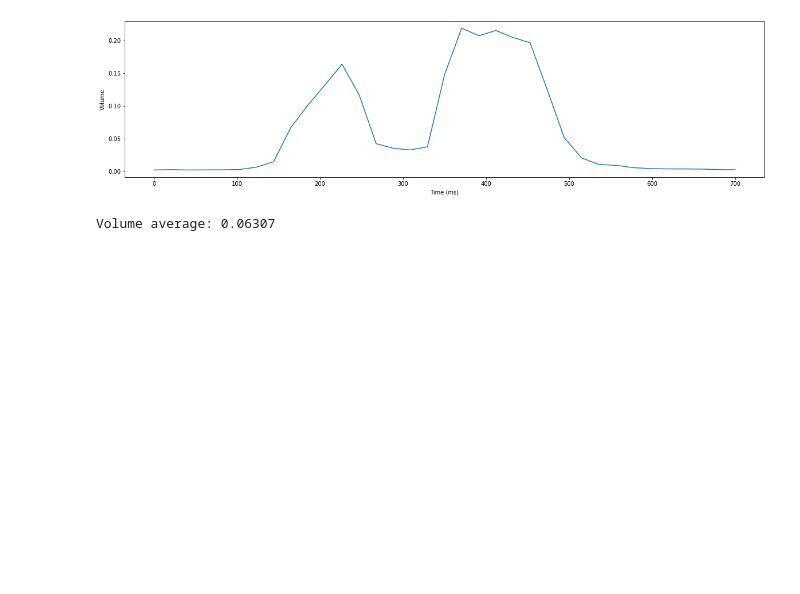
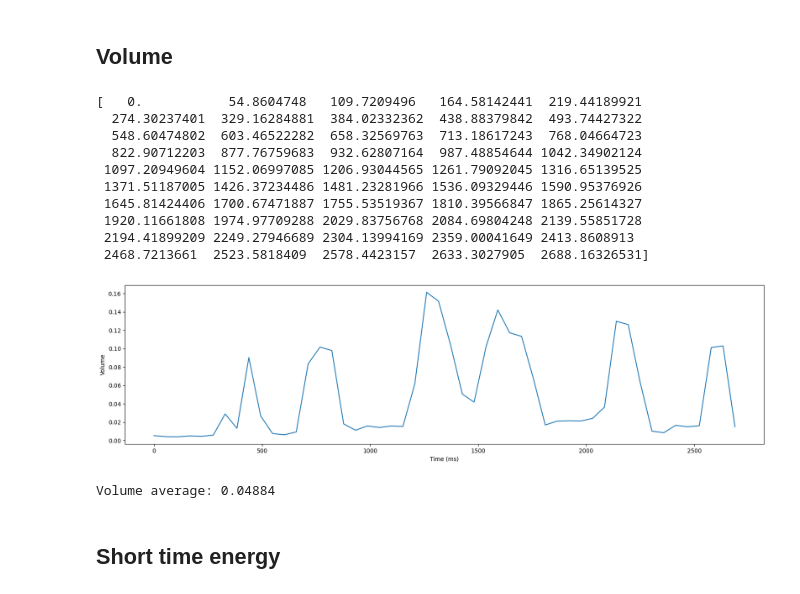
Before and after one commit to wojtek2288/Dzwiek_1, a Jupyter notebook: main.ipynb, the cells around one changed output. Drawn from its saved outputs; the diff is of its cells as text; code cells hidden in the pictures; blank space fills up the shorter version.

```diff
--- a/main.ipynb
+++ b/main.ipynb
@@ -5,8 +6,14 @@ import matplotlib.pyplot as plt
 import math
+# %%
+FRAME_DURATION = 20        # frame duration in ms
+ZCR_SILENCE_THRESHOLD = 0.5
+VOLUME_SILENCE_THRESHOLD = 0.02
+#INPUT_FILE = 'aba_1.wav'   # file to read from
+INPUT_FILE = 'zdanie_3.wav'   # file to read from
 # %%
-def plot(values, duration, y_label, y_lim=None, silent_frames=None):
+def plot(values, y_label, y_lim=None, silent_frames=None):
     time = np.linspace(0, duration, len(values))
-
+    print(time)
     # Set the figure size
     plt.figure(figsize=(20, 5))
 
@@ -97,0 +66,4 @@ plot(audio_samples, duration, 'Amplitude', [-1, 1])
+# %%
+def divide_into_chunks(list, chunk_size):
+    for i in range(0, len(list), chunk_size):
+        yield list[i:i + chunk_size]
@@ -97,0 +72,11 @@ plot(audio_samples, duration, 'Amplitude', [-1, 1])
+# %%
+with wave.open(INPUT_FILE, 'rb') as wav_file:
+    # read all samples into a list
+    sample_rate = wav_file.getframerate()
+    bytes = wav_file.readframes(sample_rate)
+    duration = (wav_file.getnframes() / float(sample_rate)) * 1000
+    all_samples = np.frombuffer(bytes, dtype=np.int16) / 32768.0
+
+    # split the audio into frames of specified duration
+    frame_size = int(sample_rate * FRAME_DURATION / 1000)
+    all_frames = list(divide_into_chunks(all_samples, frame_size))
@@ -98,16 +91,29 @@ plot(audio_samples, duration, 'Amplitude', [-1, 1])
+# %% [markdown]
+## Volume
 # %%
-volume_samples = []
-frame_count = len(audio_frames[0])
+volume = []
 
-for frame in audio_frames:
+for frame in all_frames:
     sum = 0
     for sample in frame:
         sum += math.pow(sample, 2)
-    volume_samples.append(np.sqrt(sum / frame_count))
+    volume.append(np.sqrt(sum / frame_size))
 
-plot(volume_samples, duration, 'Volume')
-print(f'Volume average: {np.round(np.average(volume_samples), 5)}')
+plot(volume, 'Volume')
+print(f'Volume average: {np.round(np.average(volume), 5)}')
 # %% [output]
+[   0.           54.8604748   109.7209496   164.58142441  219.44189921
+  274.30237401  329.16284881  384.02332362  438.88379842  493.74427322
+  548.60474802  603.46522282  658.32569763  713.18617243  768.04664723
+  822.90712203  877.76759683  932.62807164  987.48854644 1042.34902124
+ 1097.20949604 1152.06997085 1206.93044565 1261.79092045 1316.65139525
+ 1371.51187005 1426.37234486 1481.23281966 1536.09329446 1590.95376926
+ 1645.81424406 1700.67471887 1755.53519367 1810.39566847 1865.25614327
+ 1920.11661808 1974.97709288 2029.83756768 2084.69804248 2139.55851728
+ 2194.41899209 2249.27946689 2304.13994169 2359.00041649 2413.8608913
+ 2468.7213661  2523.5818409  2578.4423157  2633.3027905  2688.16326531]
-[figure, old version]
+[figure, new version]
-Volume average: 0.06307
+Volume average: 0.04884
+# %% [markdown]
+## Short time energy
 # %%
```
Also changed, not shown: parts of 15 cells of this notebook, 1 other file.
